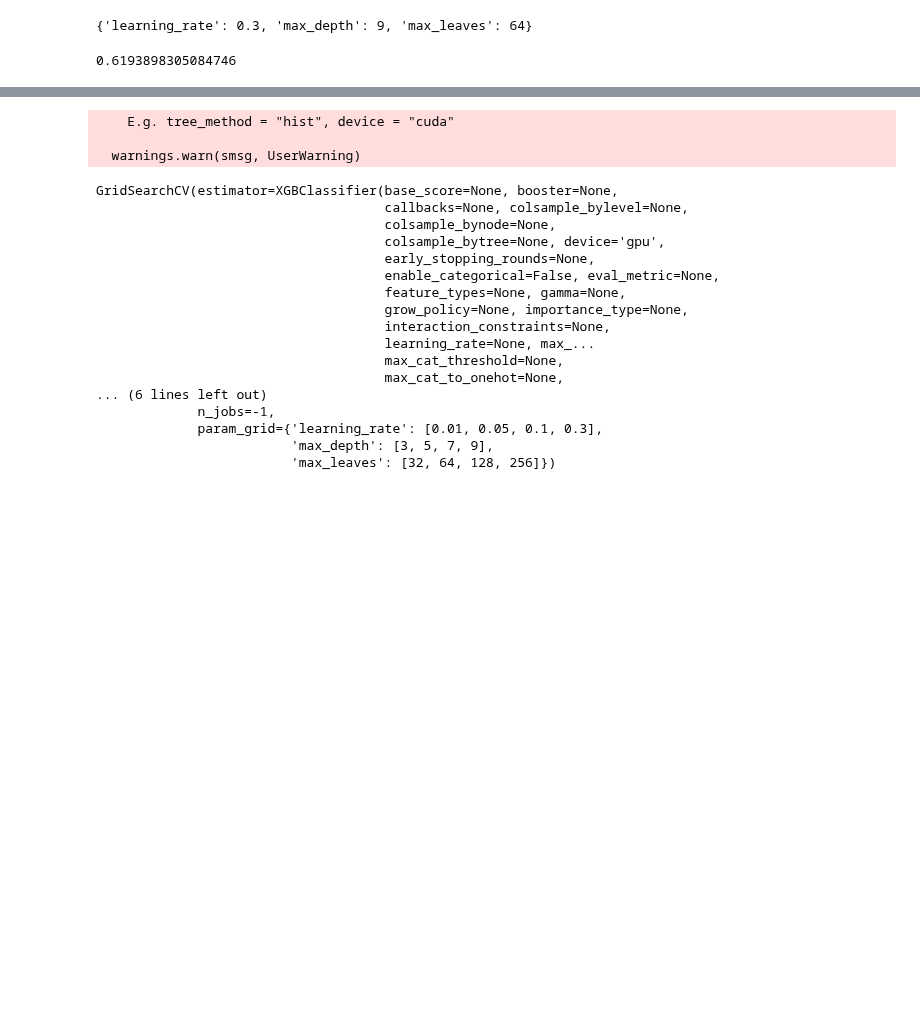
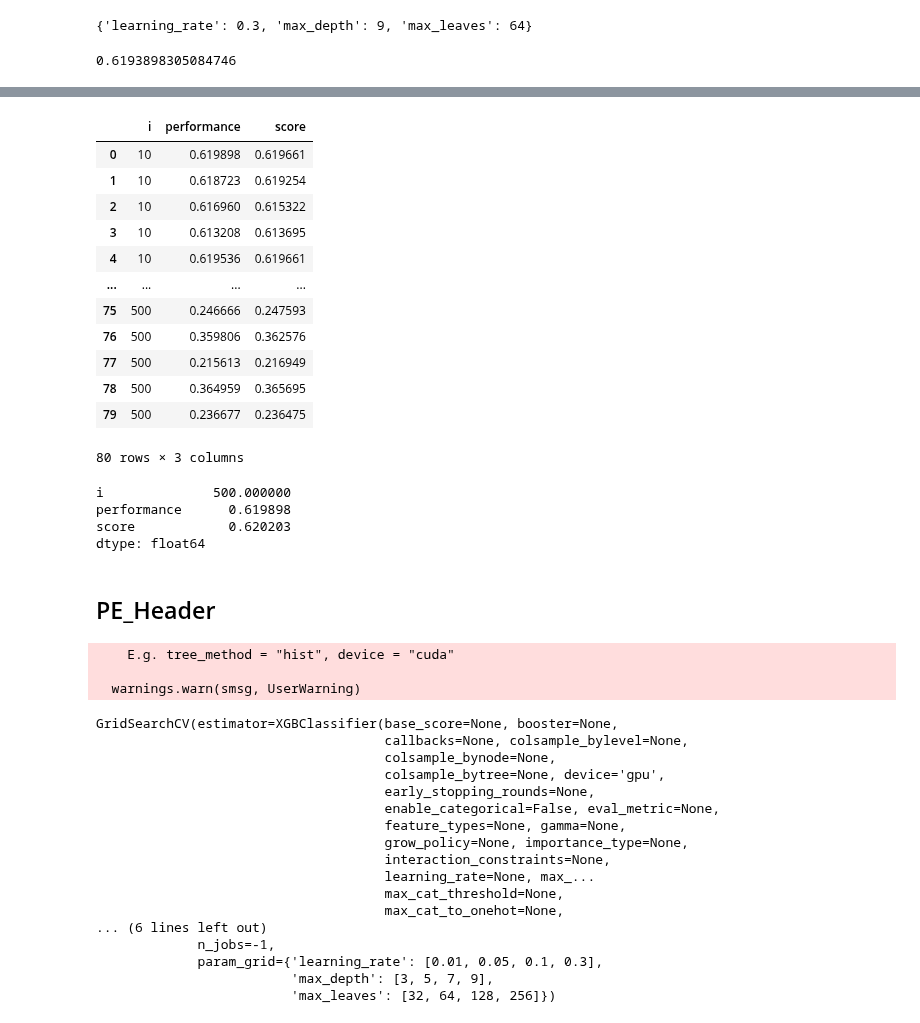
Before and after one commit to ben8169/Study, a Jupyter notebook: ml_class/malware_project/xgboost.ipynb, the cells around one changed output, grey strips where cells are left out. Cells and saved outputs as stored; diff of their text form; code cells hidden in the pictures; blank space fills up the shorter version.

Commit message:
Update xgboost with feature selection
dropping columns with loop, but accuracy doesn't grew up well

```diff
--- a/ml_class/malware_project/xgboost.ipynb
+++ b/ml_class/malware_project/xgboost.ipynb
@@ -11,6 +11,3 @@ dll = dll.iloc[:,1:]
 # %%
 X = dll.iloc[:,2:]
 y = dll['Type']
-# %%
-X = X.to_numpy()
-y = y.to_numpy()
@@ -462,0 +269,34 @@ accuracy
+# %%
+num_drop = [10,50,100,150,200,300,400,500]
+col_idx = np.arange(X.shape[1]) #628
+experiment_log = []
+
+
+for i in num_drop:
+    best_performance = 0  # 최고 성능 초기화
+    best_score = 0  # 최고 성능을 갖는 실험 초기화
+    best_y_pred = None
+    best_y_test = None
+    for _ in range(10):
+        drop_col_idx = np.random.choice(col_idx, size=i, replace=False)
+        X_tuned = X.drop(X.columns[drop_col_idx], axis = 1)
+        X_train,X_test,y_train,y_test = train_test_split(X_tuned, y, stratify=y ,random_state=42, shuffle=True)
+        xgb_model.fit(X_train, y_train)
+
+        splitter = StratifiedKFold(shuffle=True, random_state=42)
+        performance_arr = cross_validate(xgb_model,X_train,y_train, cv=splitter)
+        performance = np.mean(performance_arr['test_score'])
+        score = xgb_model.score(X_test,y_test)
+        experiment_log.append([i,performance,score,drop_col_idx])
+        if score > best_score and performance > best_performance:
+            best_score = score
+            best_performance = performance
+            y_pred = xgb_model.predict(X_test)
+            best_y_pred  = y_pred
+            best_y_test = y_test
+    else:
+        print(f"{i}th completed.")
+        print("Best result")
+        print("="*100)
+        print("Accuracy Score:", accuracy_score(best_y_test, best_y_pred))
+        print(confusion_matrix(best_y_test,best_y_pred))
@@ -463,3 +493,32 @@ accuracy
+# %%
+extracted_data = [[e[0], e[1], e[2]] for e in experiment_log]
+# extracted_data = np.arra
+experiment_df = pd.DataFrame(data=extracted_data,columns=['i','performance','score'])
+# experiment_df.to_excel('experiment_result.xlsx')
+experiment_df
+# %% [output]
+|  | i | performance | score |
+| 0 | 10 | 0.619898 | 0.619661 |
+| 1 | 10 | 0.618723 | 0.619254 |
+| 2 | 10 | 0.616960 | 0.615322 |
+| 3 | 10 | 0.613208 | 0.613695 |
+| 4 | 10 | 0.619536 | 0.619661 |
+| ... | ... | ... | ... |
+| 75 | 500 | 0.246666 | 0.247593 |
+| 76 | 500 | 0.359806 | 0.362576 |
+| 77 | 500 | 0.215613 | 0.216949 |
+| 78 | 500 | 0.364959 | 0.365695 |
+| 79 | 500 | 0.236677 | 0.236475 |
+80 rows × 3 columns
+# %%
+experiment_df.max()
+# %% [output]
+i              500.000000
+performance      0.619898
+score            0.620203
+dtype: float64
+# %% [markdown]
+## PE_Header
 # %%
 pe_h = pd.read_csv('PE_Header.csv')
 pe_h = pe_h.iloc[:,1:]
```
Also changed, not shown: parts of 14 cells of this notebook, 1 other file.
